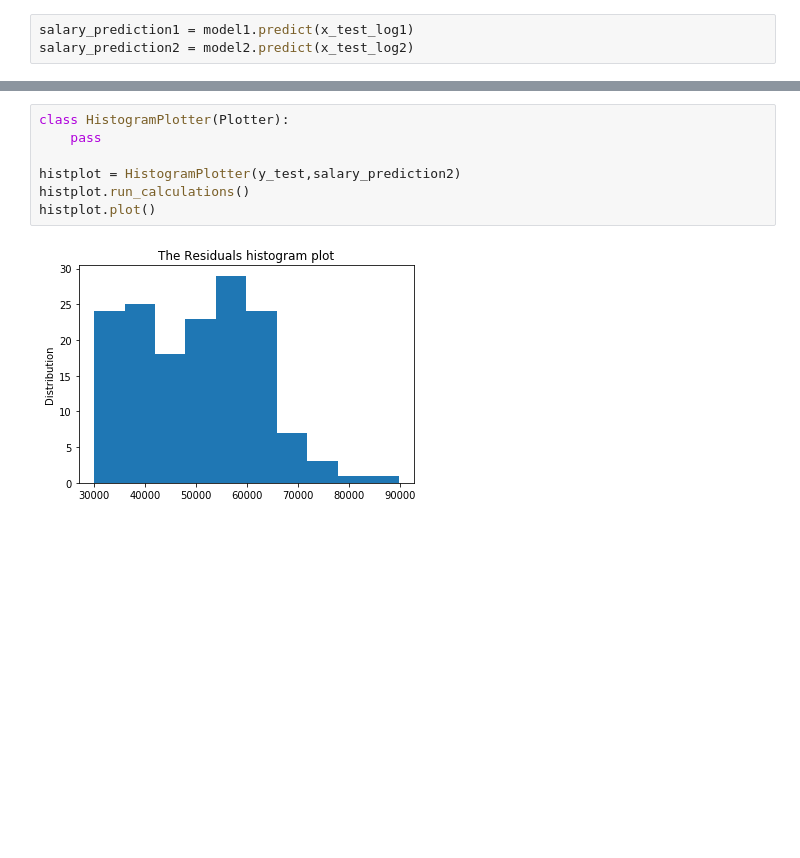
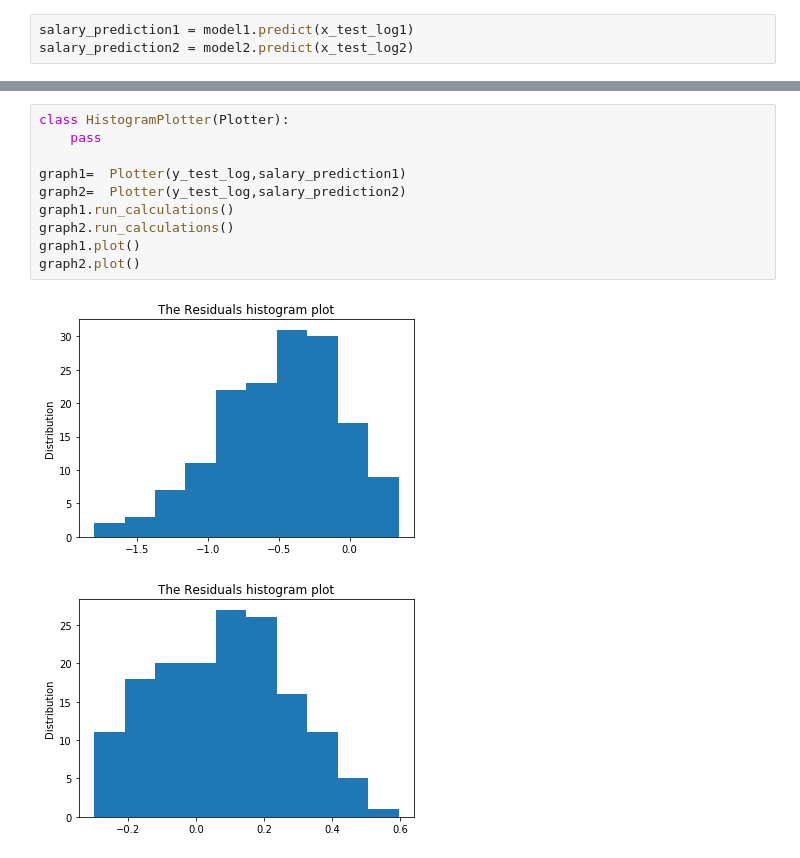
Before and after one commit to LeboSeribe/Multivariate-Regression, a Jupyter notebook: OOP.ipynb, the cells around one changed output, grey strips where cells are left out. Saved outputs shown, nothing was run; the diff lists cells and outputs as text; blank space fills up the shorter version.

```diff
--- a/Untitled.ipynb
+++ b/OOP.ipynb
@@ -332,9 +297,13 @@ graph.plot()
-# %%
-class HistogramPlotter(Plotter):
-    pass
-
-histplot = HistogramPlotter(y_test,salary_prediction2)
-histplot.run_calculations()
-histplot.plot()
-# %% [output]
-[figure, removed]
+# %%
+class HistogramPlotter(Plotter):
+    pass
+
+graph1=  Plotter(y_test_log,salary_prediction1)
+graph2=  Plotter(y_test_log,salary_prediction2)
+graph1.run_calculations()
+graph2.run_calculations()
+graph1.plot()
+graph2.plot()
+# %% [output]
+[figure, added]
+[figure, added]
```
Also changed, not shown: parts of 45 cells of this notebook.
